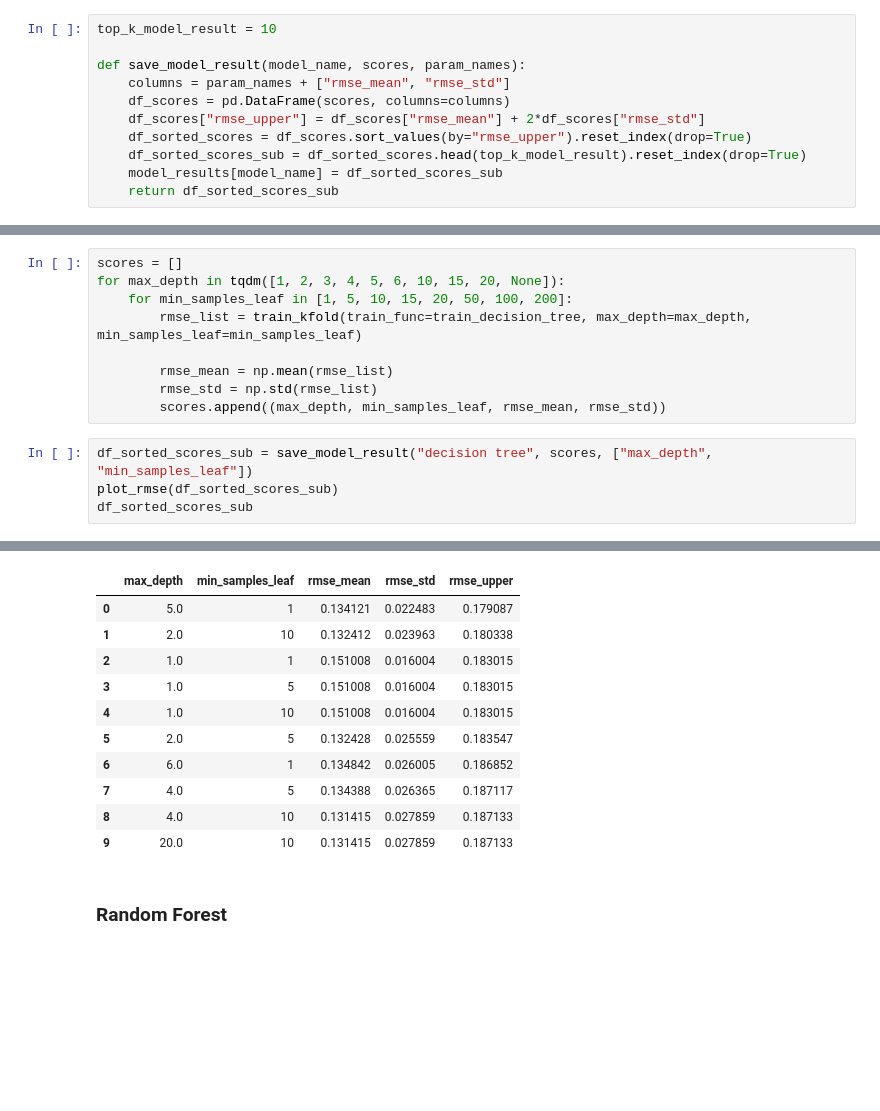
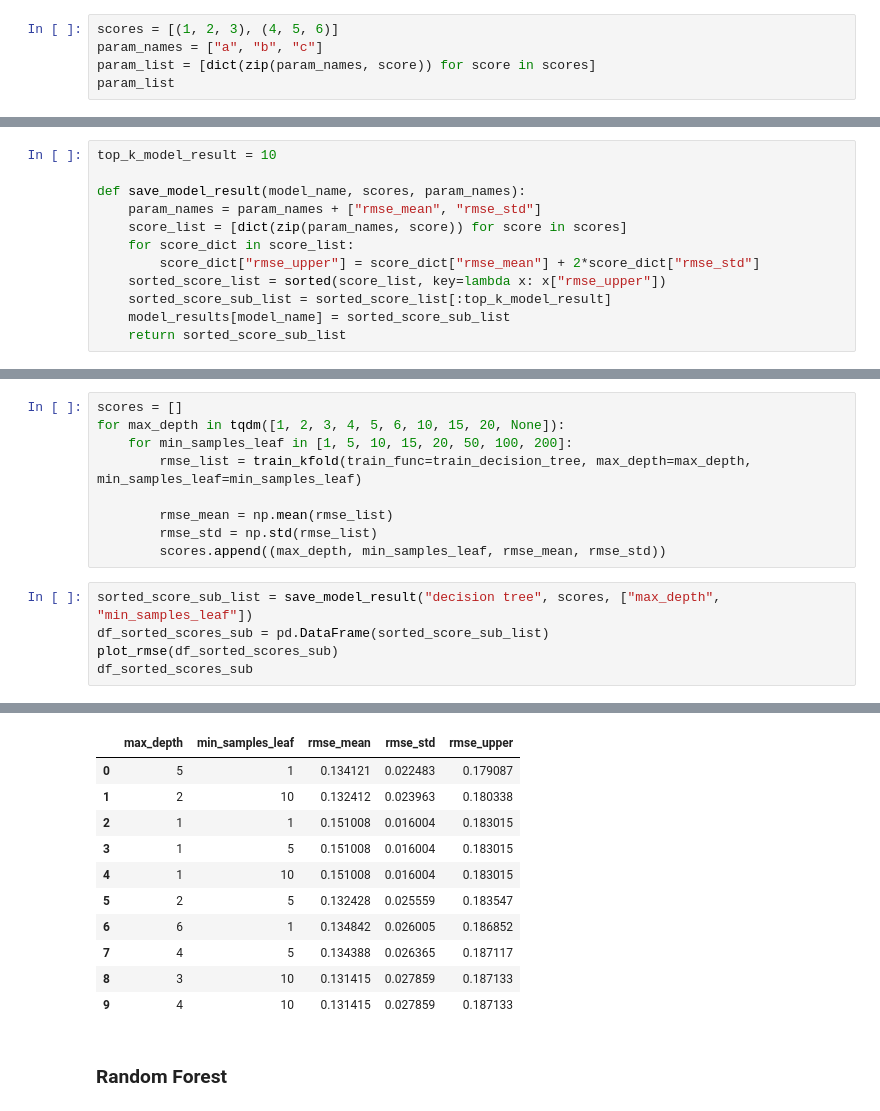
Before and after one commit to spencer18001/ml_zoomcamp_project_2024_midterm, a Jupyter notebook: Notebook/notebook.ipynb, the cells around one changed output, grey strips where cells are left out. Cells and saved outputs as stored; diff of their text form; blank space fills up the shorter version.

```diff
--- a/Notebook/notebook.ipynb
+++ b/Notebook/notebook.ipynb
@@ -312,14 +312,8 @@ def plot_rmse(df):
 # %%
 # store results of each model for later selection
 model_results = {}
-# %%
-top_k_model_result = 10
-
-def save_model_result(model_name, scores, param_names):
-    columns = param_names + ["rmse_mean", "rmse_std"]
-    df_scores = pd.DataFrame(scores, columns=columns)
-    df_scores["rmse_upper"] = df_scores["rmse_mean"] + 2*df_scores["rmse_std"]
-    df_sorted_scores = df_scores.sort_values(by="rmse_upper").reset_index(drop=True)
-    df_sorted_scores_sub = df_sorted_scores.head(top_k_model_result).reset_index(drop=True)
-    model_results[model_name] = df_sorted_scores_sub
-    return df_sorted_scores_sub
+# %%
+scores = [(1, 2, 3), (4, 5, 6)]
+param_names = ["a", "b", "c"]
+param_list = [dict(zip(param_names, score)) for score in scores]
+param_list
@@ -326,3 +326,15 @@ def save_model_result(model_name, scores, param_names):
+# %%
+top_k_model_result = 10
+
+def save_model_result(model_name, scores, param_names):
+    param_names = param_names + ["rmse_mean", "rmse_std"]
+    score_list = [dict(zip(param_names, score)) for score in scores]
+    for score_dict in score_list:
+        score_dict["rmse_upper"] = score_dict["rmse_mean"] + 2*score_dict["rmse_std"]
+    sorted_score_list = sorted(score_list, key=lambda x: x["rmse_upper"])
+    sorted_score_sub_list = sorted_score_list[:top_k_model_result]
+    model_results[model_name] = sorted_score_sub_list
+    return sorted_score_sub_list
 # %% [markdown]
 ### Linear Regression
 # %%
@@ -380,22 +393,23 @@ for max_depth in tqdm([1, 2, 3, 4, 5, 6, 10, 15, 20, None]):
         rmse_std = np.std(rmse_list)
         scores.append((max_depth, min_samples_leaf, rmse_mean, rmse_std))
 # %%
-df_sorted_scores_sub = save_model_result("decision tree", scores, ["max_depth", "min_samples_leaf"])
+sorted_score_sub_list = save_model_result("decision tree", scores, ["max_depth", "min_samples_leaf"])
+df_sorted_scores_sub = pd.DataFrame(sorted_score_sub_list)
 plot_rmse(df_sorted_scores_sub)
 df_sorted_scores_sub
 # %% [output]
 [figure]
 |  | max_depth | min_samples_leaf | rmse_mean | rmse_std | rmse_upper |
-| 0 | 5.0 | 1 | 0.134121 | 0.022483 | 0.179087 |
-| 1 | 2.0 | 10 | 0.132412 | 0.023963 | 0.180338 |
-| 2 | 1.0 | 1 | 0.151008 | 0.016004 | 0.183015 |
-| 3 | 1.0 | 5 | 0.151008 | 0.016004 | 0.183015 |
-| 4 | 1.0 | 10 | 0.151008 | 0.016004 | 0.183015 |
-| 5 | 2.0 | 5 | 0.132428 | 0.025559 | 0.183547 |
-| 6 | 6.0 | 1 | 0.134842 | 0.026005 | 0.186852 |
-| 7 | 4.0 | 5 | 0.134388 | 0.026365 | 0.187117 |
-| 8 | 4.0 | 10 | 0.131415 | 0.027859 | 0.187133 |
-| 9 | 20.0 | 10 | 0.131415 | 0.027859 | 0.187133 |
+| 0 | 5 | 1 | 0.134121 | 0.022483 | 0.179087 |
+| 1 | 2 | 10 | 0.132412 | 0.023963 | 0.180338 |
+| 2 | 1 | 1 | 0.151008 | 0.016004 | 0.183015 |
+| 3 | 1 | 5 | 0.151008 | 0.016004 | 0.183015 |
+| 4 | 1 | 10 | 0.151008 | 0.016004 | 0.183015 |
+| 5 | 2 | 5 | 0.132428 | 0.025559 | 0.183547 |
+| 6 | 6 | 1 | 0.134842 | 0.026005 | 0.186852 |
+| 7 | 4 | 5 | 0.134388 | 0.026365 | 0.187117 |
+| 8 | 3 | 10 | 0.131415 | 0.027859 | 0.187133 |
+| 9 | 4 | 10 | 0.131415 | 0.027859 | 0.187133 |
 # %% [markdown]
 ### Random Forest
 # %%
```
Also changed, not shown: parts of 14 cells of this notebook.
